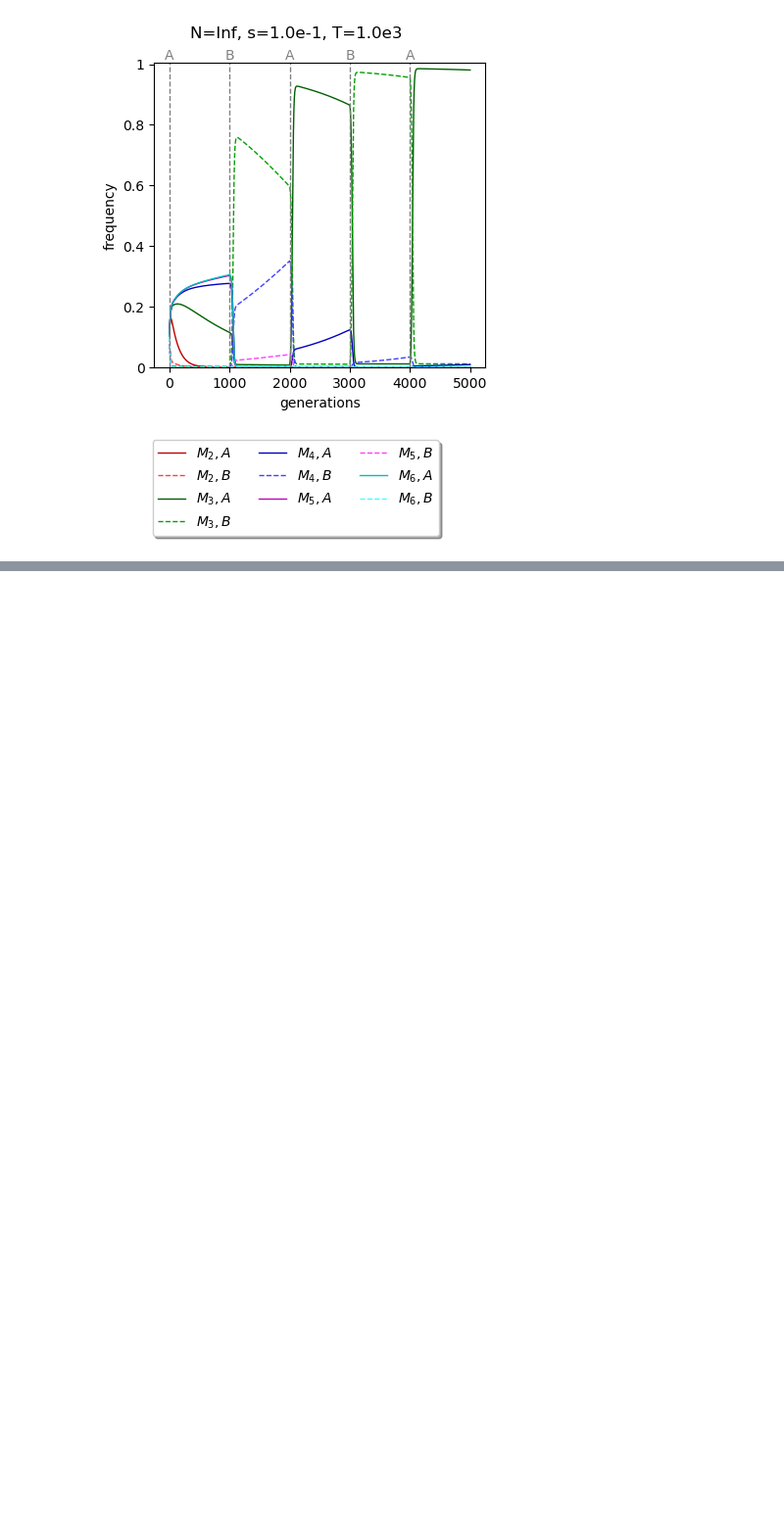
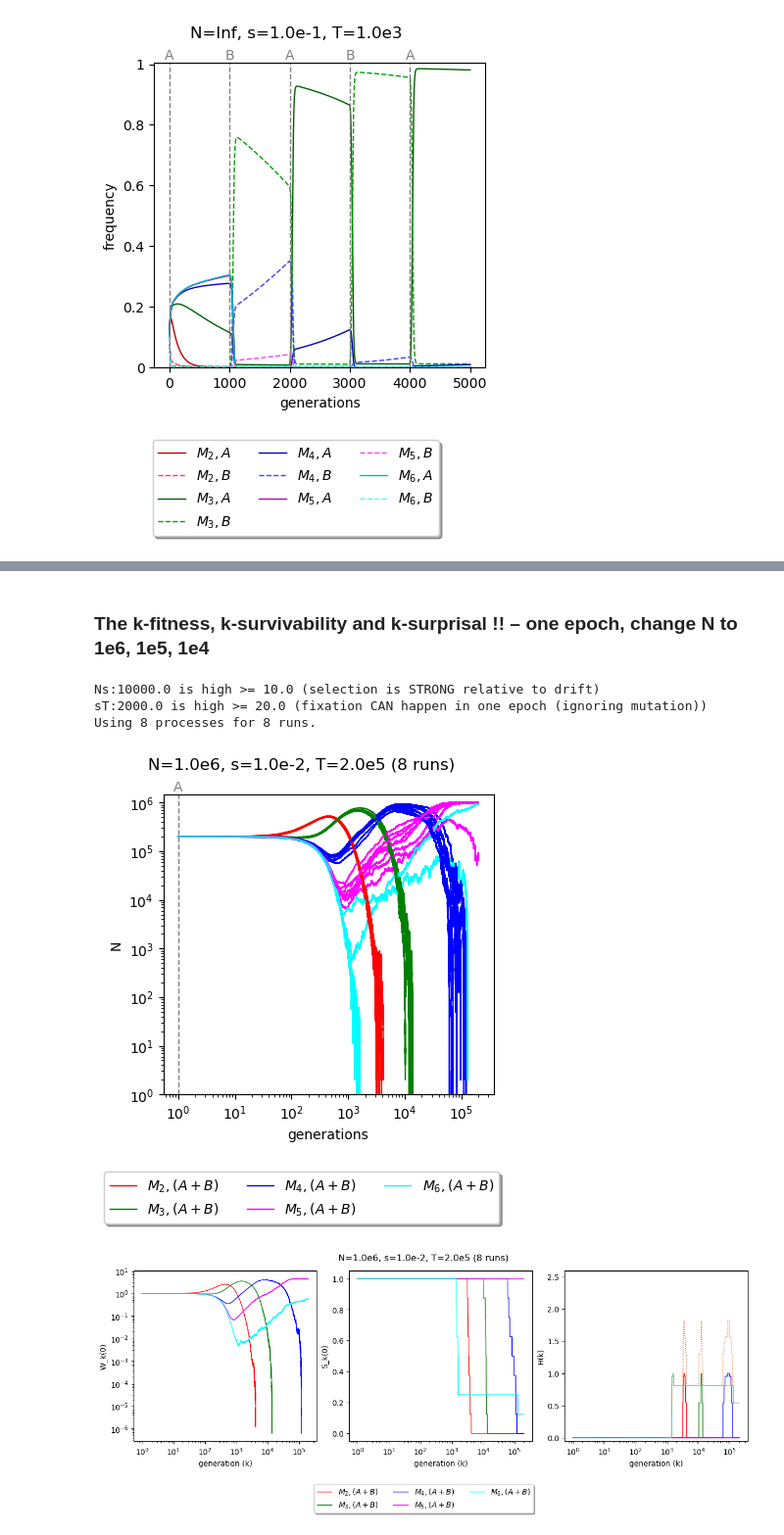
Before and after one commit to mepster/evosim, a Jupyter notebook: lab2.ipynb, the cells around one changed output, grey strips where cells are left out. Shown at 98% size. Drawn from its saved outputs; the diff is of its cells as text; code cells hidden in the pictures; blank space fills up the shorter version.

```diff
--- a/lab2.ipynb
+++ b/lab2.ipynb
@@ -385,0 +172,28 @@ Note: setting numRuns to 1 because N < 0 (infinite population)
+# %% [markdown]
+### The k-fitness, k-survivability and k-surprisal !! – one epoch, change N to 1e6, 1e5, 1e4
+# %%
+args = evosim.default_args.copy()
+args.plotAB = False
+args.plotLog = True
+args.s = 0.01
+args.aToB = 0.0
+args.minMu = 2
+args.numClades = 5
+
+###
+
+args.numRuns = 8 # increase number of runs to average out stochasticity
+args.plotKFit = True # plot k-fitness, k-survivability
+
+args.T = 2e5
+args.numEpochs = 1
+
+args.N = 1e6
+
+evosim.evosim(args)
+# %% [output]
+Ns:10000.0 is high >= 10.0 (selection is STRONG relative to drift)
+sT:2000.0 is high >= 20.0 (fixation CAN happen in one epoch (ignoring mutation))
+Using 8 processes for 8 runs.
+[figure, added]
+[figure, added]
```
Also changed, not shown: parts of 39 cells of this notebook, 1 other file.
